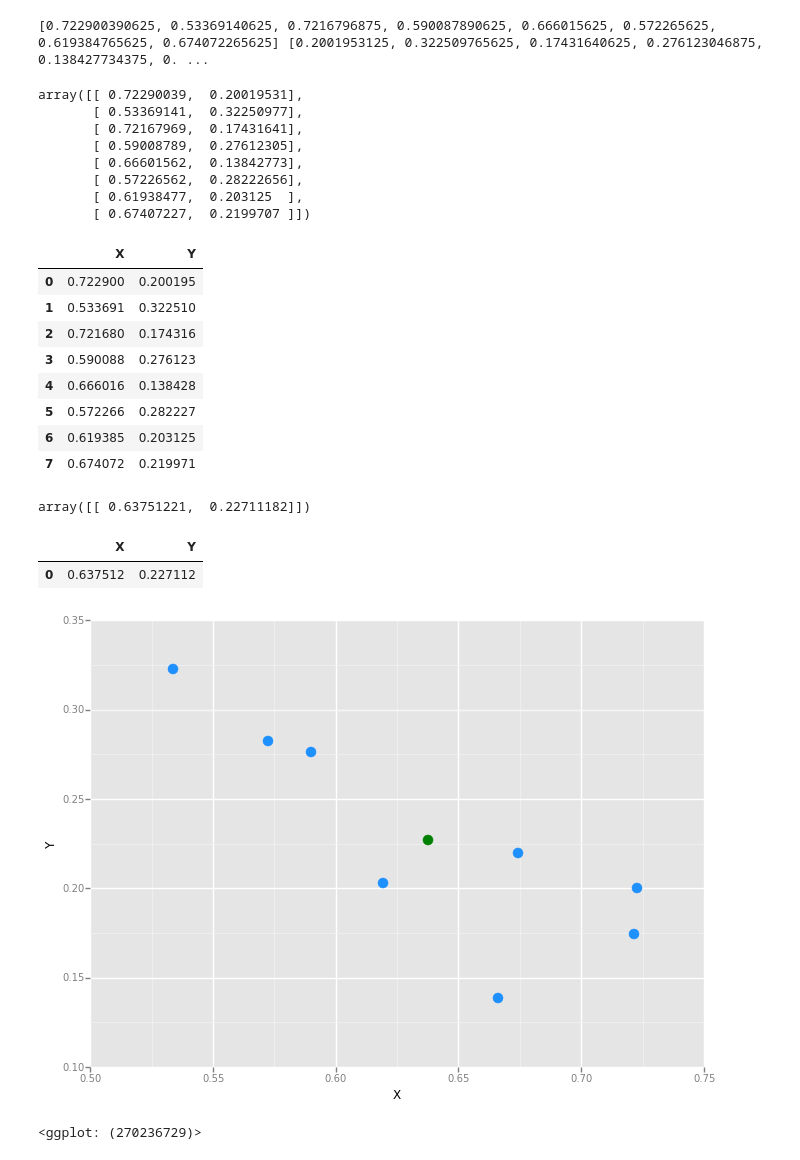
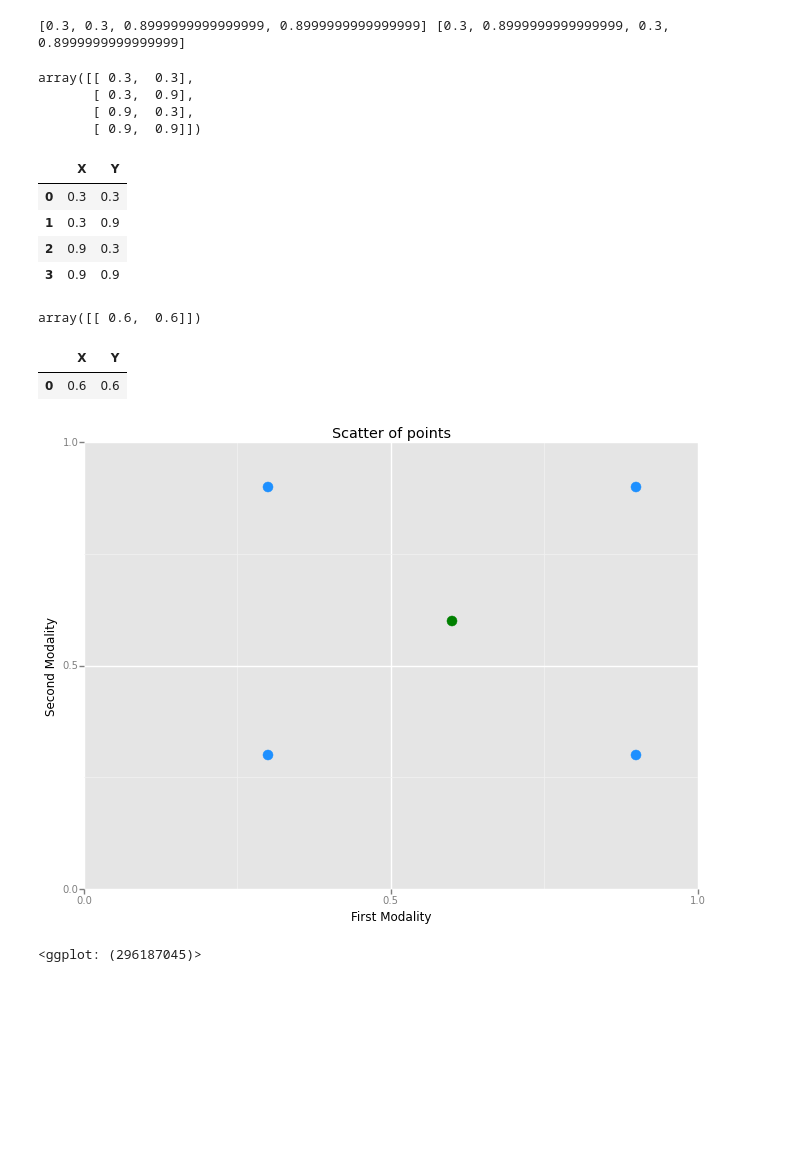
Before and after one commit to aghayoor/SimpleITK-Notebook-Answers, a Jupyter notebook: compute_Malanobinos_Euclidian_MixDist.ipynb, the cells around one changed output. Drawn from its saved outputs; the diff is of its cells as text; code cells hidden in the pictures; blank space fills up the shorter version.

Commit message:
WIP: modified pure plugs computation

```diff
--- a/compute_Malanobinos_Euclidian_MixDist.ipynb
+++ b/compute_Malanobinos_Euclidian_MixDist.ipynb
@@ -13,10 +13,6 @@ from ggplot import *
 # pure
 #x = [0.7109375, 0.7041015625, 0.6923828125, 0.6728515625, 0.6796875, 0.68994140625, 0.6640625, 0.668701171875]
 #y = [0.2314453125, 0.23193359375, 0.229248046875, 0.228271484375, 0.2392578125, 0.226318359375, 0.23828125, 0.23046875]
-
-# pure!!!!
-#x = [0.0966796875, 0.34912109375, 0.204345703125, 0.381103515625, 0.12939453125, 0.26806640625, 0.47216796875, 0.0]
-#y = [0.670654296875, 0.711181640625, 0.433349609375, 0.19921875, 0.6162109375, 0.2470703125, 0.274169921875, 0.076904296875]
 
 #x = [0.4, 0.4, 0.7, 0.1, 0.7, 0.1, 0.1, 0.7, 0.4]
 #y = [0.3, 0.1, 0.3, 0.3, 0.1, 0.1, 0.2, 0.2, 0.5]
@@ -27,23 +23,26 @@ from ggplot import *
 #x = [0, 0, 4, -4]
 #y = [4, -4, 0, 0]
 
-# TEST
-x=[0.722900390625, 0.53369140625, 0.7216796875, 0.590087890625, 0.666015625, 0.572265625, 0.619384765625, 0.674072265625]
-y=[0.2001953125, 0.322509765625, 0.17431640625, 0.276123046875, 0.138427734375, 0.2822265625, 0.203125, 0.219970703125]
+### TEST
+#x=[0.125, 0.15, 0.2, 0.25, 0.3, 0.35, 0.4, 0.425]
+#y=[0.125, 0.2, 0.1, 0.25, 0.15, 0.3, 0.2, 0.275]
+
+#x = [0.1, 0.15, 0.15, 0.3]
+#y = [0.1, 0.1, 0.15, 0.3]
+
+a = 0.3
+x = [a, a, 3*a, 3*a]
+y = [a, 3*a, a, 3*a]
 
 print(x, y)
 xy = np.transpose([x, y])
 xy
 # %% [output]
-[0.722900390625, 0.53369140625, 0.7216796875, 0.590087890625, 0.666015625, 0.572265625, 0.619384765625, 0.674072265625] [0.2001953125, 0.322509765625, 0.17431640625, 0.276123046875, 0.138427734375, 0. ...
+[0.3, 0.3, 0.8999999999999999, 0.8999999999999999] [0.3, 0.8999999999999999, 0.3, 0.8999999999999999]
-array([[ 0.72290039,  0.20019531],
-       [ 0.53369141,  0.32250977],
-       [ 0.72167969,  0.17431641],
-       [ 0.59008789,  0.27612305],
-       [ 0.66601562,  0.13842773],
-       [ 0.57226562,  0.28222656],
-       [ 0.61938477,  0.203125  ],
-       [ 0.67407227,  0.2199707 ]])
+array([[ 0.3,  0.3],
+       [ 0.3,  0.9],
+       [ 0.9,  0.3],
+       [ 0.9,  0.9]])
 # %%
 DF_xy = pd.DataFrame(xy)
 DF_xy.rename(columns = lambda x: str(x), inplace=True)
@@ -52,20 +51,16 @@ DF_xy.rename(columns={"1": "Y"}, inplace=True) # rename a dfcolumn
 DF_xy
 # %% [output]
 |  | X | Y |
-| 0 | 0.722900 | 0.200195 |
-| 1 | 0.533691 | 0.322510 |
-| 2 | 0.721680 | 0.174316 |
-| 3 | 0.590088 | 0.276123 |
-| 4 | 0.666016 | 0.138428 |
-| 5 | 0.572266 | 0.282227 |
-| 6 | 0.619385 | 0.203125 |
-| 7 | 0.674072 | 0.219971 |
+| 0 | 0.3 | 0.3 |
+| 1 | 0.3 | 0.9 |
+| 2 | 0.9 | 0.3 |
+| 3 | 0.9 | 0.9 |
 # %%
 xy_mean = np.array([np.mean(x), np.mean(y)])
 xy_mean.shape = [1,2]
 xy_mean
 # %% [output]
-array([[ 0.63751221,  0.22711182]])
+array([[ 0.6,  0.6]])
 # %%
 DF_xy_mean = pd.DataFrame(xy_mean)
 DF_xy_mean.rename(columns = lambda x: str(x), inplace=True)
@@ -74,14 +69,17 @@ DF_xy_mean.rename(columns={"1": "Y"}, inplace=True) # rename a dfcolumn
 DF_xy_mean
 # %% [output]
 |  | X | Y |
-| 0 | 0.637512 | 0.227112 |
+| 0 | 0.6 | 0.6 |
 # %%
 ggplot(DF_xy, aes(x = 'X', y ='Y')) + \
     geom_point(alpha=1, size=100, color='dodgerblue') + \
-    geom_point(data = DF_xy_mean ,alpha=1, size = 100, color='green')
+    labs(x='First Modality', y='Second Modality', title='Scatter of points') + \
+    geom_point(data = DF_xy_mean ,alpha=1, size = 100, color='green') + \
+    xlim(0,1) + \
+    ylim(0,1)
 # %% [output]
-[figure, old version]
+[figure, new version]
-<ggplot: (270236729)>
+<ggplot: (296187045)>
 # %%
 def MahalanobisDist(x, y):
     covariance_xy = np.cov(x,y, rowvar=0)
```
Also changed, not shown: parts of 13 cells of this notebook, 1 other file.
